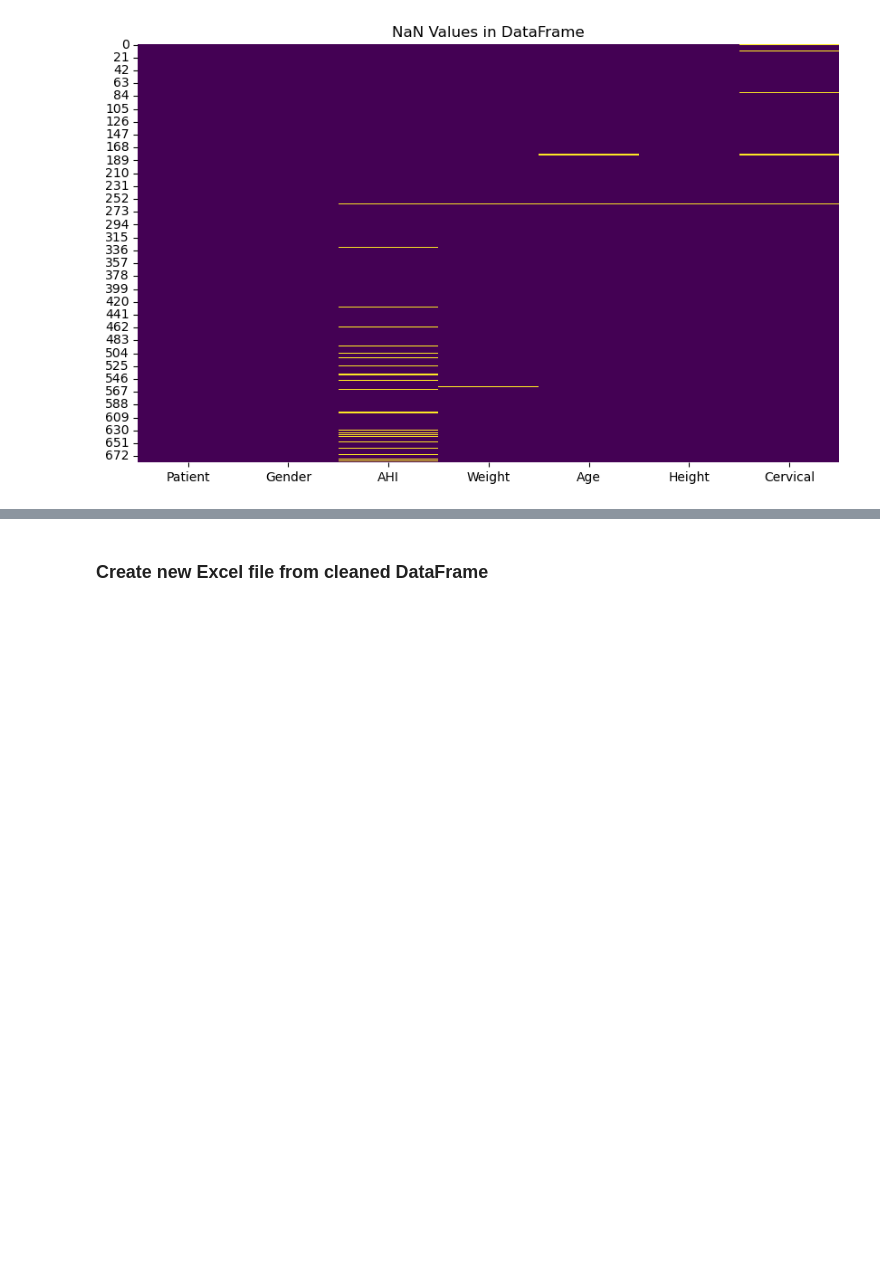
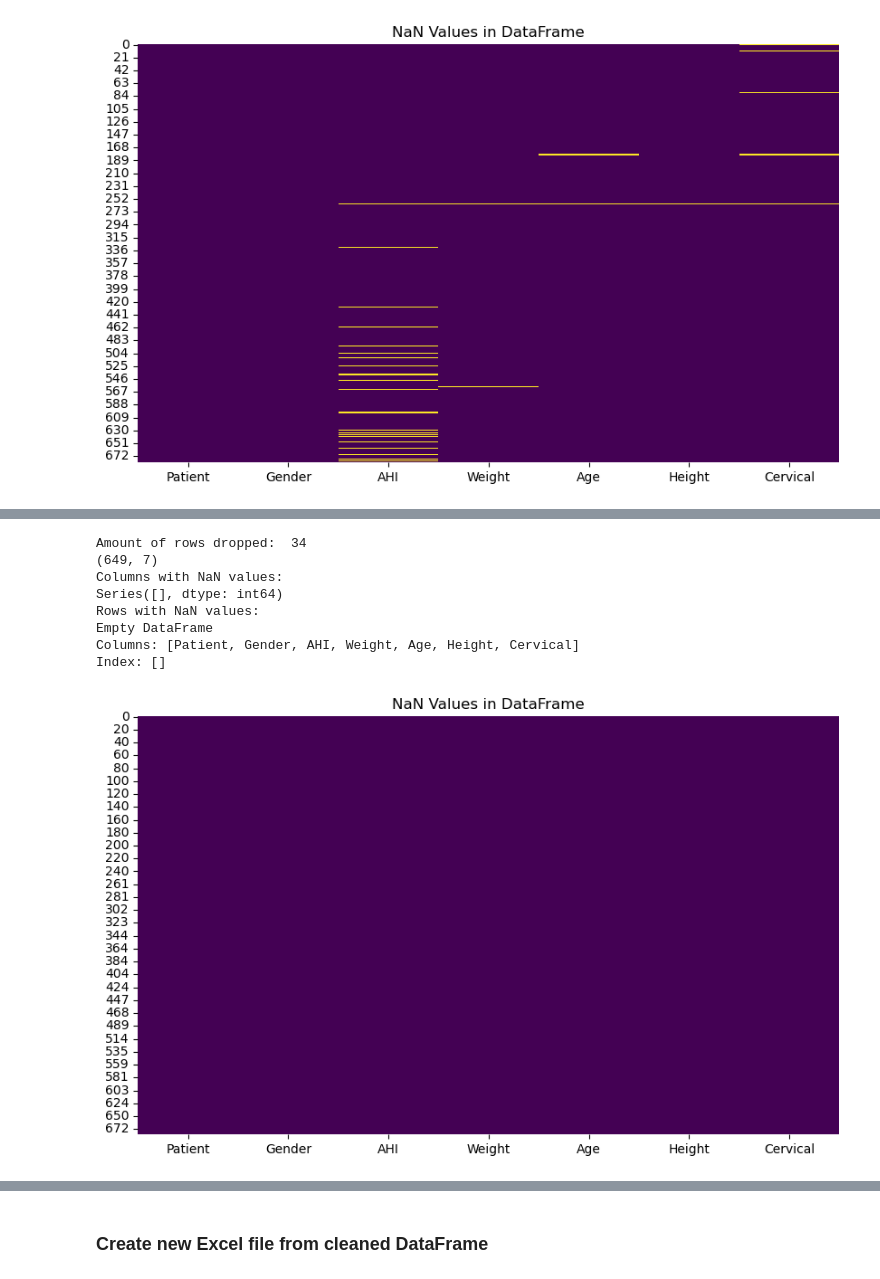
Before and after one commit to VicBracke/_Repo_ML_Project, a Jupyter notebook: OSA_CaseStudy/1_Data_Extraction.ipynb, the cells around one changed output, grey strips where cells are left out. Drawn from its saved outputs; the diff is of its cells as text; code cells hidden in the pictures; blank space fills up the shorter version.

```diff
--- a/OSA_CaseStudy/1_Data_Extraction.ipynb
+++ b/OSA_CaseStudy/1_Data_Extraction.ipynb
@@ -357,0 +393,25 @@ Rows with NaN values:
+# %%
+# Drop rows with NaN values
+df_cleaned = df.dropna()
+
+# check how many rows have been dropped
+print("Amount of rows dropped: ", total_patients - df_cleaned.shape[0])
+
+# Assuming df_cleaned is a slice from another DataFrame, ensure it's a copy
+df_cleaned = df_cleaned.copy()
+
+# Display the shape of the cleaned DataFrame
+print(df_cleaned.shape)
+
+# Explore NaN values in the cleaned DataFrame
+explore_nan_values(df_cleaned)
+# %% [output]
+Amount of rows dropped:  34
+(649, 7)
+Columns with NaN values:
+Series([], dtype: int64)
+Rows with NaN values:
+Empty DataFrame
+Columns: [Patient, Gender, AHI, Weight, Age, Height, Cervical]
+Index: []
+[figure, added]
```
Also changed, not shown: parts of 11 cells of this notebook, 6 other files.
